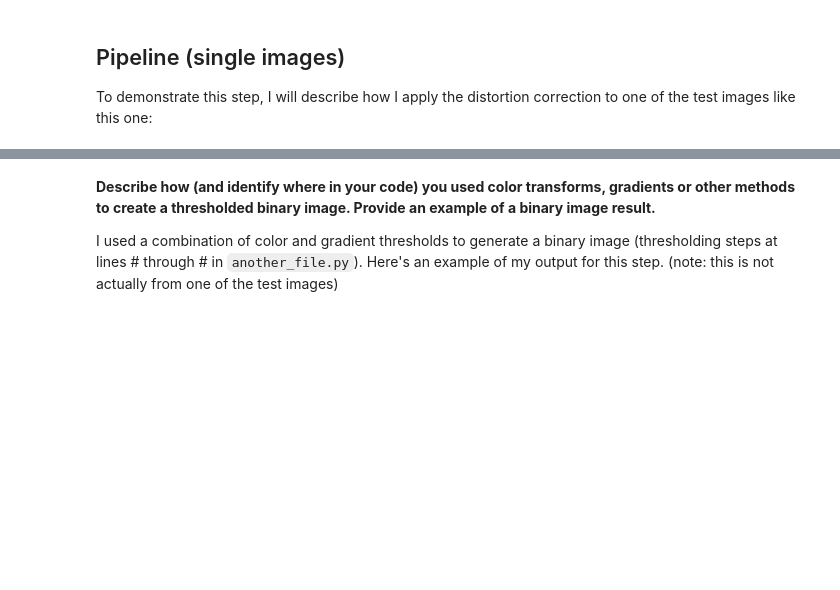
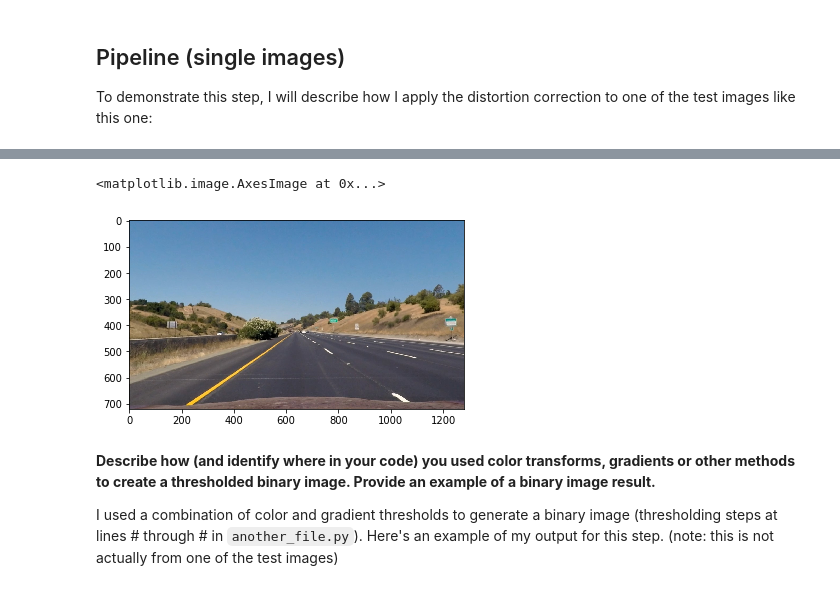
Before and after one commit to hairizuanbinnoorazman/CarND-Advanced-Lane-Lines, a Jupyter notebook: Advanced Lane Finding.ipynb, the cells around one changed output, grey strips where cells are left out. Saved outputs shown, nothing was run; the diff lists cells and outputs as text; code cells hidden in the pictures; blank space fills up the shorter version.

```diff
--- a/Advanced Lane Finding.ipynb
+++ b/Advanced Lane Finding.ipynb
@@ -140,3 +145,10 @@ plt.imshow(image)
+# %%
+# Undistorted Image
+dst = cv2.undistort(image, mtx, dist, None, mtx)
+plt.imshow(dst)
+# %% [output]
+<matplotlib.image.AxesImage at 0x...>
+[figure, added]
 # %% [markdown]
 **Describe how (and identify where in your code) you used color transforms, gradients or other methods to create a thresholded binary image.  Provide an example of a binary image result.**
 
```
Also changed, not shown: parts of 3 cells of this notebook.
